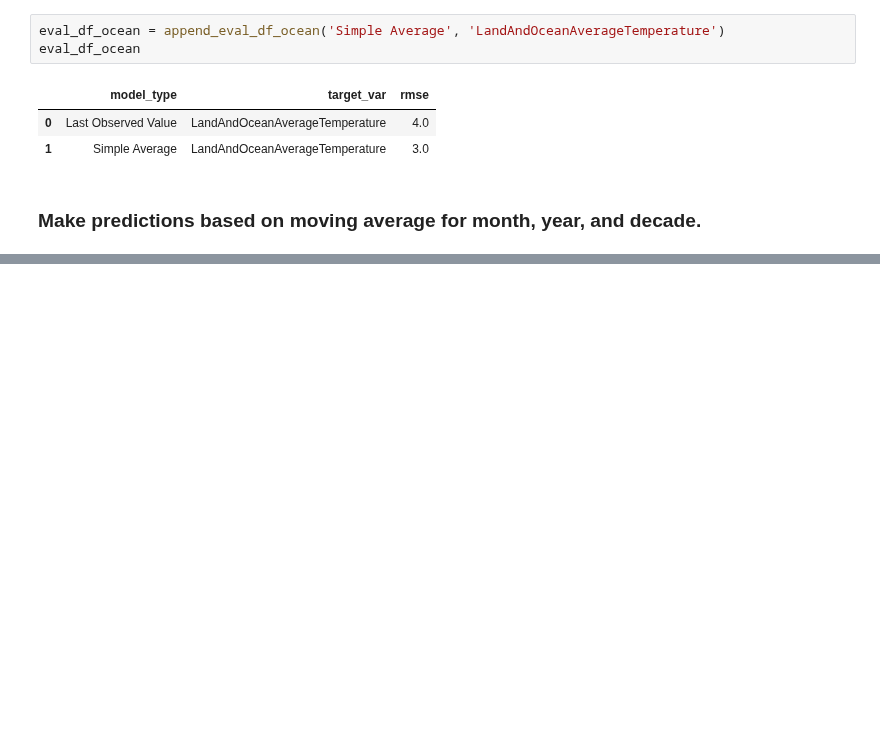
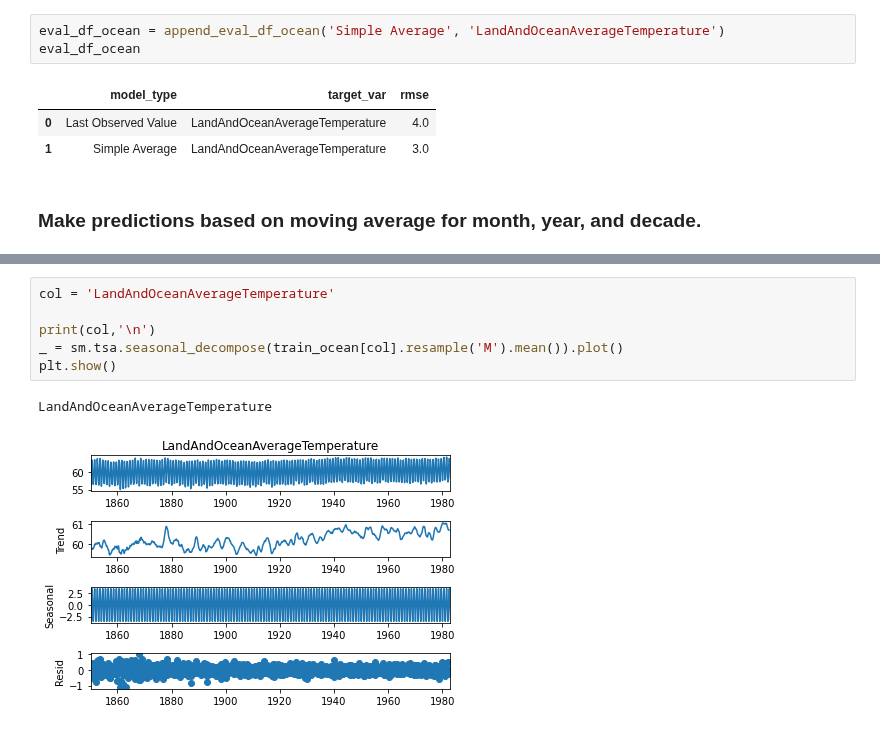
Before and after one commit to Johndsalas/earths_temperature_time_series, a Jupyter notebook: main_notebook.ipynb, the cells around one changed output, grey strips where cells are left out. Saved outputs shown, nothing was run; the diff lists cells and outputs as text; blank space fills up the shorter version.

```diff
--- a/main_notebook.ipynb
+++ b/main_notebook.ipynb
@@ -447,0 +517,9 @@ eval_df_ocean
+# %%
+col = 'LandAndOceanAverageTemperature'
+
+print(col,'\n')
+_ = sm.tsa.seasonal_decompose(train_ocean[col].resample('M').mean()).plot()
+plt.show()
+# %% [output]
+LandAndOceanAverageTemperature
+[figure, added]
```
Also changed, not shown: parts of 5 cells of this notebook.
